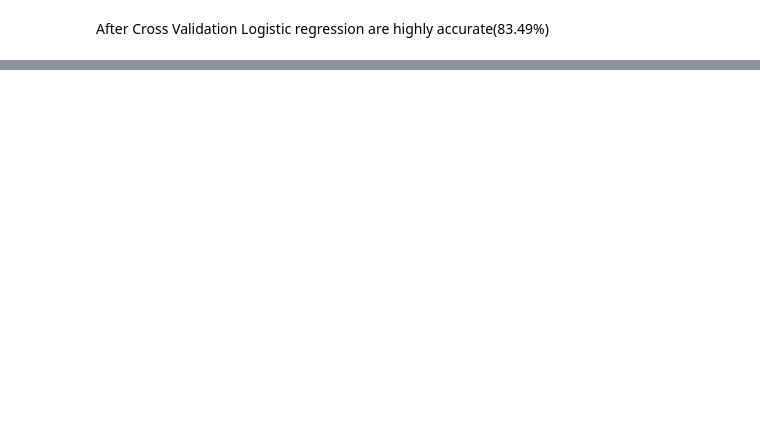
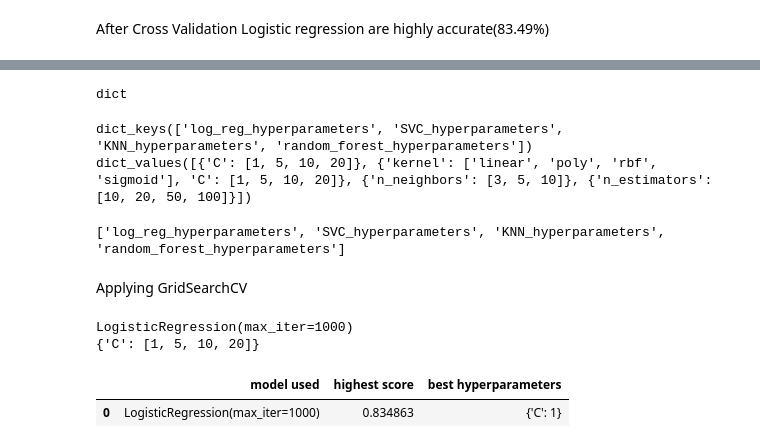
Before and after one commit to tinatoufica/Machine, a Jupyter notebook: Heart_disease.ipynb, the cells around one changed output, grey strips where cells are left out. Cells and saved outputs as stored; diff of their text form; code cells hidden in the pictures; blank space fills up the shorter version.

```diff
--- a/Heart_disease.ipynb
+++ b/Heart_disease.ipynb
@@ -480,0 +482,5 @@ After Cross Validation Logistic regression are highly accurate(83.49%)
+# %%
+#list of models
+models_list = [LogisticRegression(max_iter=1000),
+               SVC(),KNeighborsClassifier(),
+               RandomForestClassifier(random_state = 0)]
@@ -480,0 +510,56 @@ After Cross Validation Logistic regression are highly accurate(83.49%)
+# %%
+type(model_hyperparameters)
+# %% [output]
+dict
+# %%
+print(model_hyperparameters.keys())
+print(model_hyperparameters.values())
+# %% [output]
+dict_keys(['log_reg_hyperparameters', 'SVC_hyperparameters', 'KNN_hyperparameters', 'random_forest_hyperparameters'])
+dict_values([{'C': [1, 5, 10, 20]}, {'kernel': ['linear', 'poly', 'rbf', 'sigmoid'], 'C': [1, 5, 10, 20]}, {'n_neighbors': [3, 5, 10]}, {'n_estimators': [10, 20, 50, 100]}])
+# %%
+model_keys = list(model_hyperparameters.keys())
+print(model_keys)
+# %% [output]
+['log_reg_hyperparameters', 'SVC_hyperparameters', 'KNN_hyperparameters', 'random_forest_hyperparameters']
+# %% [markdown]
+Applying GridSearchCV
+# %%
+def ModelSelection(list_of_models,hyperparameters_dictionary):
+
+  result = []
+
+  i = 0
+
+  for model in list_of_models:
+
+    key = model_keys[i]
+
+    params = hyperparameters_dictionary[key]
+
+    i += 1
+
+    print(model)
+    print(params)
+
+    classifier = GridSearchCV(model, params, cv = 5)
+
+    #fitting the data to classifier
+    classifier.fit(X, Y)
+
+    result.append({
+        'model used': model,
+        'highest score': classifier.best_score_,
+        'best hyperparameters': classifier.best_params_
+    })
+
+    result_dataframe = pd.DataFrame(result, columns= ['model used', 'highest score', 'best hyperparameters'])
+
+    return result_dataframe
+# %%
+ModelSelection(models_list, model_hyperparameters)
+# %% [output]
+LogisticRegression(max_iter=1000)
+{'C': [1, 5, 10, 20]}
+|  | model used | highest score | best hyperparameters |
+| 0 | LogisticRegression(max_iter=1000) | 0.834863 | {'C': 1} |
```
Also changed, not shown: parts of 8 cells of this notebook.
